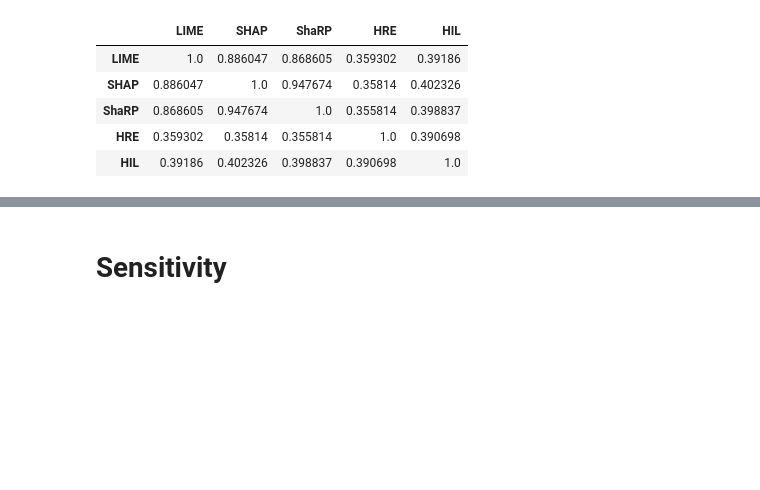
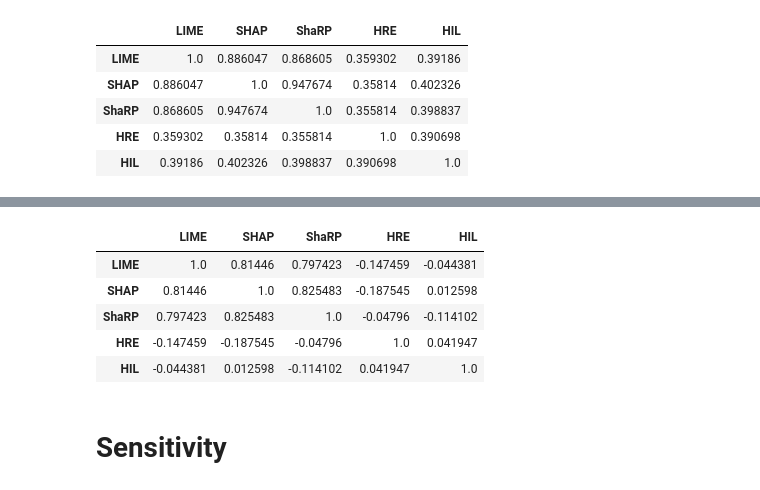
Before and after one commit to DataResponsibly/xAI-Ranking-Benchmark, a Jupyter notebook: notebooks/0.2-basic-experiment.ipynb, the cells around one changed output, grey strips where cells are left out. Cells and saved outputs as stored; diff of their text form; code cells hidden in the pictures; blank space fills up the shorter version.

```diff
--- a/notebooks/0.2-basic-experiment.ipynb
+++ b/notebooks/0.2-basic-experiment.ipynb
@@ -346,3 +349,12 @@ agreement_results["ATP"]["kendall"].mean(), agreement_results["ATP"]["jaccard"].
+# %%
+agreement_results["Higher Education"]["kendall"]
+# %% [output]
+|  | LIME | SHAP | ShaRP | HRE | HIL |
+| LIME | 1.0 | 0.81446 | 0.797423 | -0.147459 | -0.044381 |
+| SHAP | 0.81446 | 1.0 | 0.825483 | -0.187545 | 0.012598 |
+| ShaRP | 0.797423 | 0.825483 | 1.0 | -0.04796 | -0.114102 |
+| HRE | -0.147459 | -0.187545 | -0.04796 | 1.0 | 0.041947 |
+| HIL | -0.044381 | 0.012598 | -0.114102 | 0.041947 | 1.0 |
 # %% [markdown]
 # Sensitivity
 # %%
```
Also changed, not shown: parts of 10 cells of this notebook, 5 other files.
